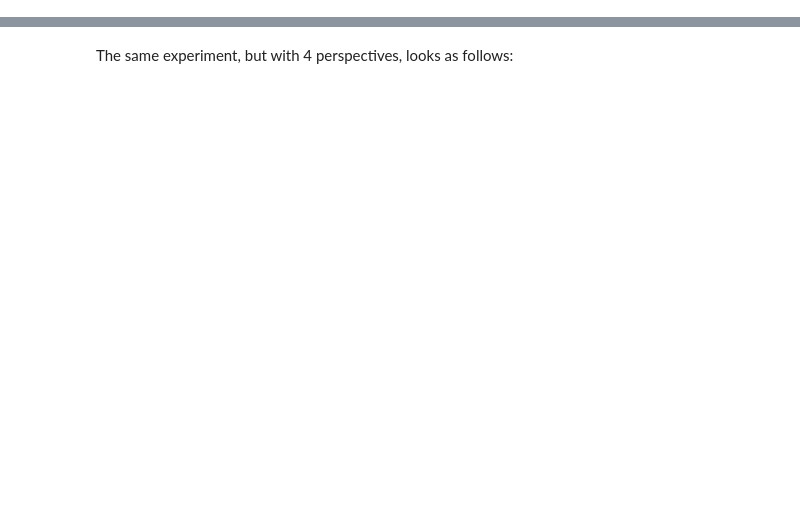
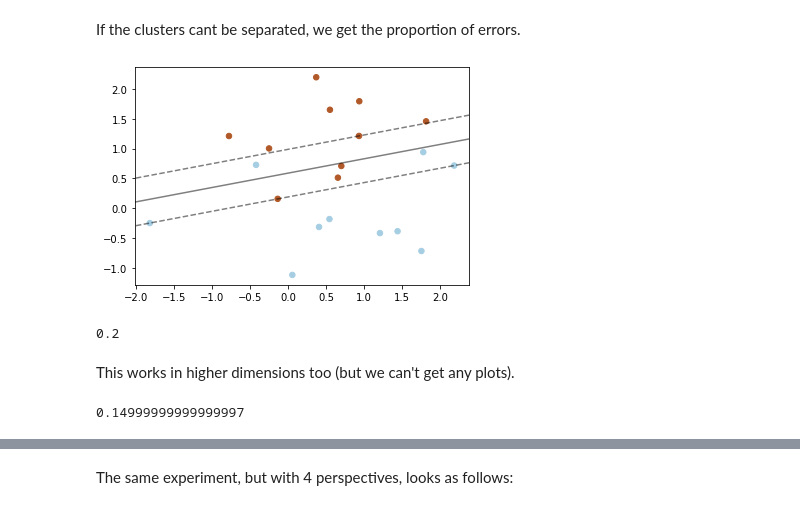
Before and after one commit to enggiqbal/MPSE-TSNE, a Jupyter notebook: examples/separation_test.ipynb, the cells around one changed output, grey strips where cells are left out. Drawn from its saved outputs; the diff is of its cells as text; code cells hidden in the pictures; blank space fills up the shorter version.

```diff
--- a/examples/separation_test.ipynb
+++ b/examples/separation_test.ipynb
@@ -8,0 +18,17 @@ In this test, the data is divided in two clusters in each of two perspective. Th
+# %% [markdown]
+If the clusters cant be separated, we get the proportion of errors.
+# %%
+coordinates = np.concatenate((np.random.randn(10,2),1+np.random.randn(10,2)))
+labels = np.concatenate((np.zeros(10,dtype=int),np.ones(10,dtype=int)))
+mview.evaluate.separation_error(coordinates,labels,show_plot=True)
+# %% [output]
+[figure, added]
+0.2
+# %% [markdown]
+This works in higher dimensions too (but we can't get any plots).
+# %%
+coordinates = np.concatenate((np.random.randn(10,3),1+np.random.randn(10,3)))
+labels = np.concatenate((np.zeros(10,dtype=int),np.ones(10,dtype=int)))
+mview.evaluate.separation_error(coordinates,labels)
+# %% [output]
+0.14999999999999997
```
Also changed, not shown: parts of 16 cells of this notebook, 1 other file.
